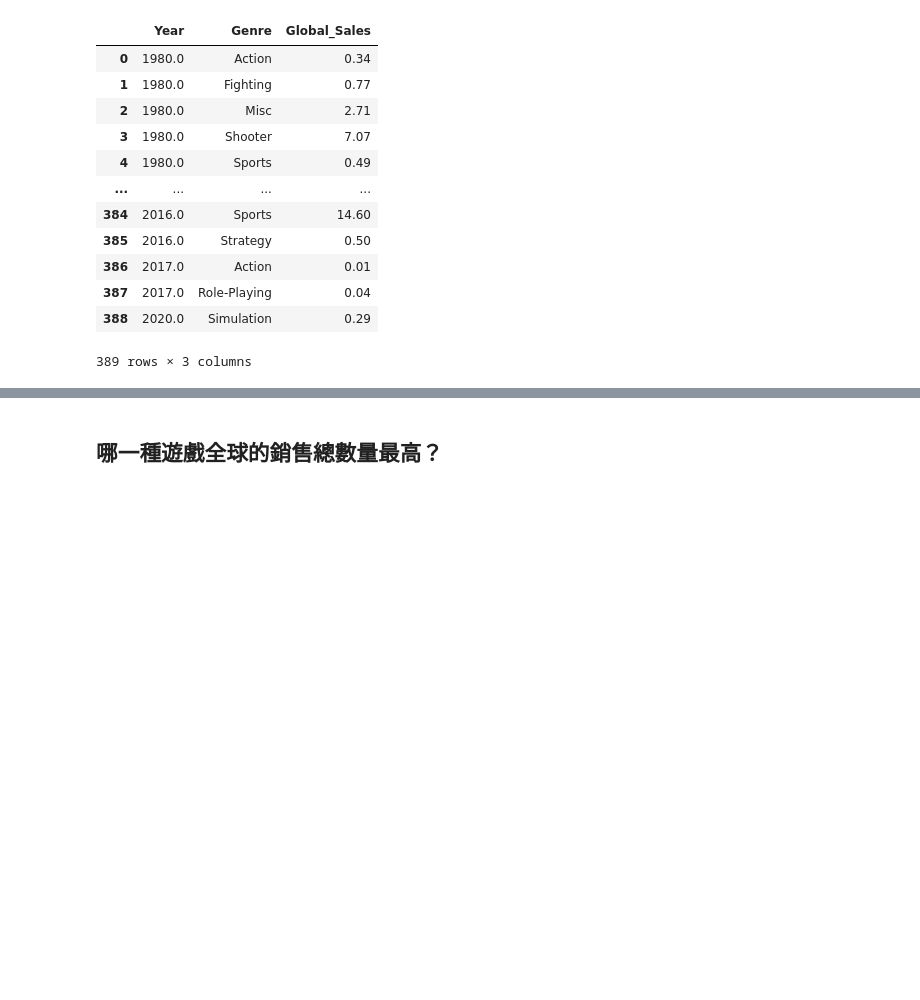
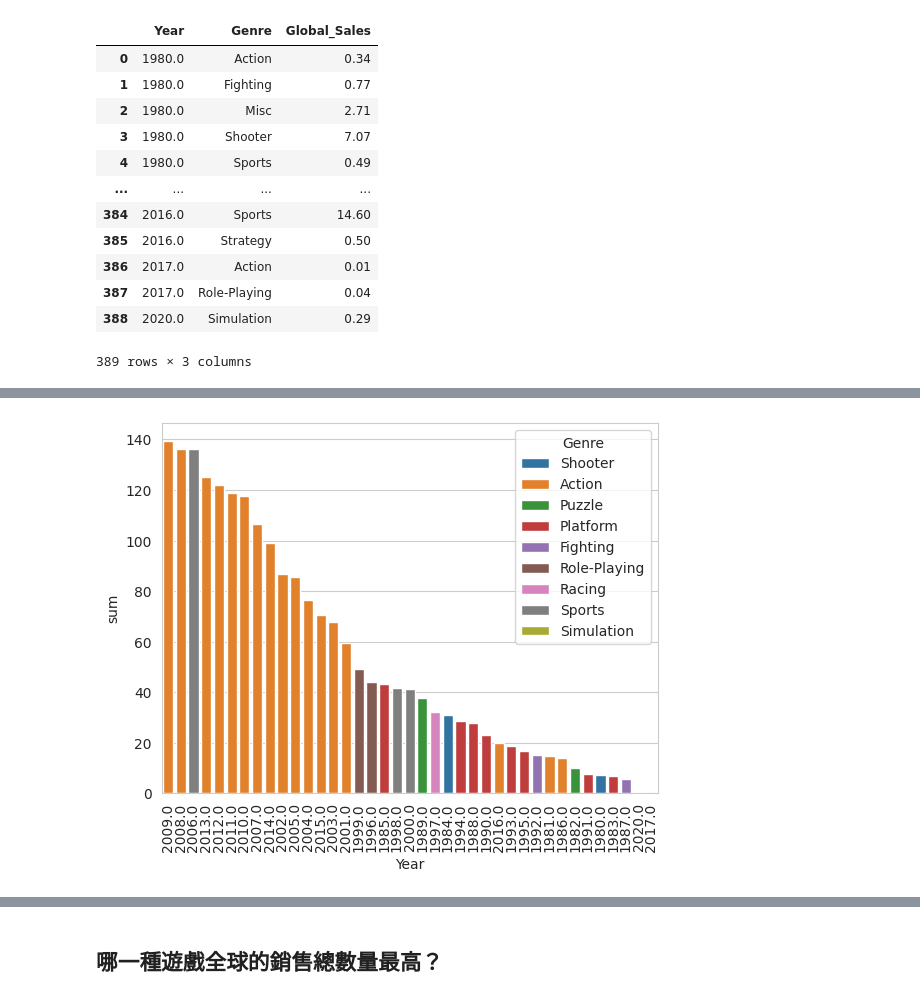
Before and after one commit to t8101349/Colab-, a Jupyter notebook: 05_02_LAB_VideoGameSales_28_王韋博.ipynb, the cells around one changed output, grey strips where cells are left out. Drawn from its saved outputs; the diff is of its cells as text; code cells hidden in the pictures; blank space fills up the shorter version.

```diff
--- a/05_02_LAB_VideoGameSales_28_王韋博.ipynb
+++ b/05_02_LAB_VideoGameSales_28_王韋博.ipynb
@@ -800,0 +840,10 @@ year_sale_dx
+# %%
+# 練習題
+# 請將上圖改成依照銷售數量排序
+Genre_sale_max_year_order = Genre_sale_max_year.Year
+
+sns.barplot(x='Year', y='sum', data=Genre_sale_max_year, hue='Genre',order = Genre_sale_max_year_order)
+plt.xticks(rotation=90)
+plt.show()
+# %% [output]
+[figure, added]
```
Also changed, not shown: parts of 36 cells of this notebook.
